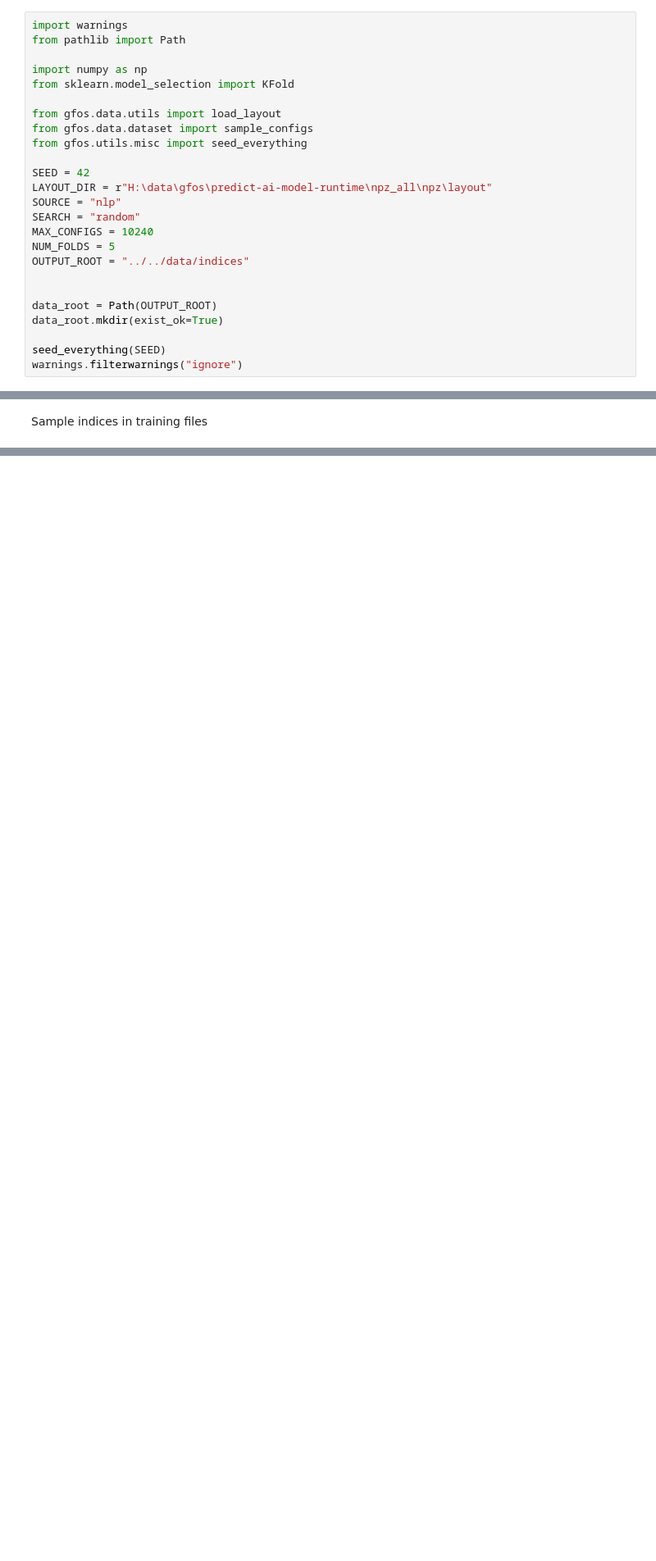
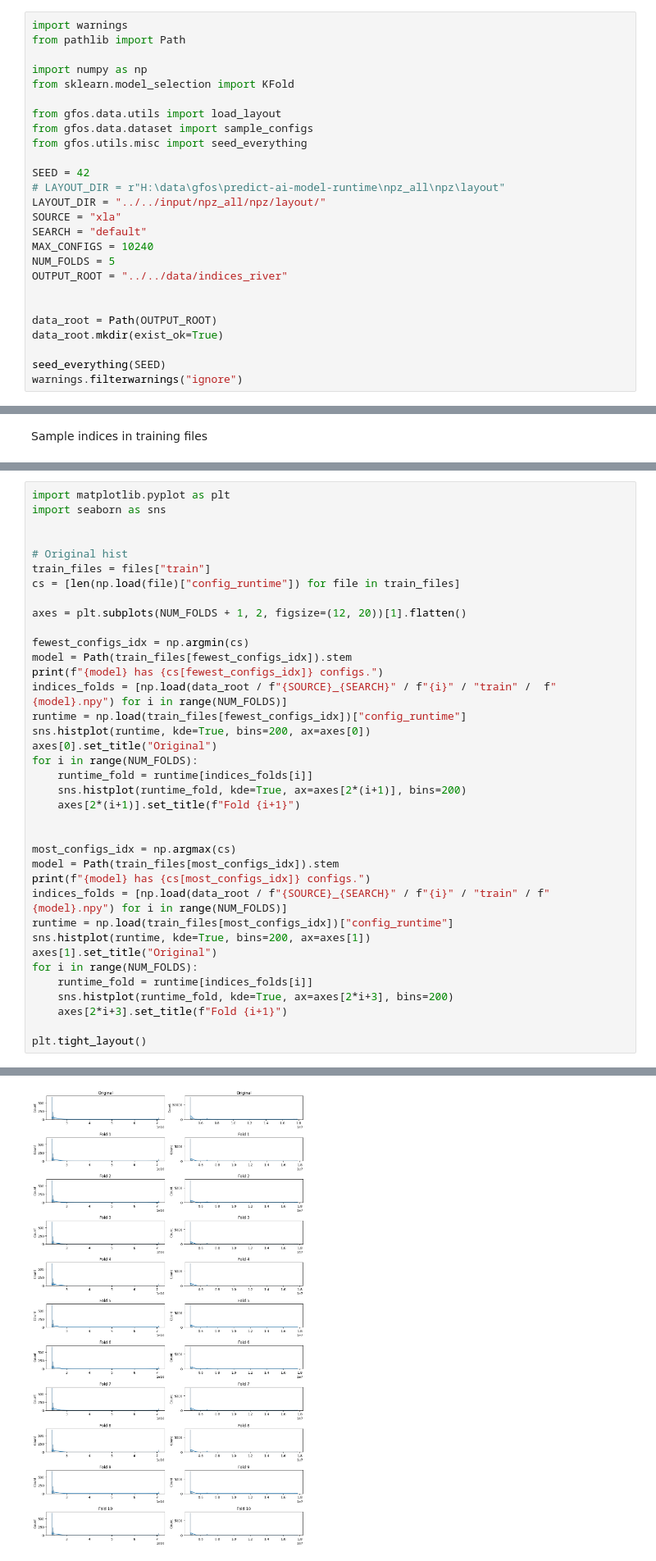
Before and after one commit to edenni/gfos, a Jupyter notebook: notebooks/data/create_fold.ipynb, the cells around one changed output, grey strips where cells are left out. Shown: that part at 82% size. Saved outputs shown, nothing was run; the diff lists cells and outputs as text; blank space fills up the shorter version.

Commit message:
splitting folds v2

```diff
--- a/notebooks/data/create_fold.ipynb
+++ b/notebooks/data/create_fold.ipynb
@@ -10,12 +10,13 @@ from gfos.data.dataset import sample_configs
 from gfos.utils.misc import seed_everything
 
 SEED = 42
-LAYOUT_DIR = r"H:\data\gfos\predict-ai-model-runtime\npz_all\npz\layout"
-SOURCE = "nlp"
-SEARCH = "random"
+# LAYOUT_DIR = r"H:\data\gfos\predict-ai-model-runtime\npz_all\npz\layout"
+LAYOUT_DIR = "../../input/npz_all/npz/layout/"
+SOURCE = "xla"
+SEARCH = "default"
 MAX_CONFIGS = 10240
 NUM_FOLDS = 5
-OUTPUT_ROOT = "../../data/indices"
+OUTPUT_ROOT = "../../data/indices_river"
 
 
 data_root = Path(OUTPUT_ROOT)
@@ -151,0 +190,38 @@ albert_en_base_batch_size_16_test has 100040 configs.
+# %%
+import matplotlib.pyplot as plt
+import seaborn as sns
+
+
+# Original hist
+train_files = files["train"]
+cs = [len(np.load(file)["config_runtime"]) for file in train_files]
+
+axes = plt.subplots(NUM_FOLDS + 1, 2, figsize=(12, 20))[1].flatten()
+
+fewest_configs_idx = np.argmin(cs)
+model = Path(train_files[fewest_configs_idx]).stem
+print(f"{model} has {cs[fewest_configs_idx]} configs.")
+indices_folds = [np.load(data_root / f"{SOURCE}_{SEARCH}" / f"{i}" / "train" /  f"{model}.npy") for i in range(NUM_FOLDS)]
+runtime = np.load(train_files[fewest_configs_idx])["config_runtime"]
+sns.histplot(runtime, kde=True, bins=200, ax=axes[0])
+axes[0].set_title("Original")
+for i in range(NUM_FOLDS):
+    runtime_fold = runtime[indices_folds[i]]
+    sns.histplot(runtime_fold, kde=True, ax=axes[2*(i+1)], bins=200)
+    axes[2*(i+1)].set_title(f"Fold {i+1}")
+
+
+most_configs_idx = np.argmax(cs)
+model = Path(train_files[most_configs_idx]).stem
+print(f"{model} has {cs[most_configs_idx]} configs.")
+indices_folds = [np.load(data_root / f"{SOURCE}_{SEARCH}" / f"{i}" / "train" / f"{model}.npy") for i in range(NUM_FOLDS)]
+runtime = np.load(train_files[most_configs_idx])["config_runtime"]
+sns.histplot(runtime, kde=True, bins=200, ax=axes[1])
+axes[1].set_title("Original")
+for i in range(NUM_FOLDS):
+    runtime_fold = runtime[indices_folds[i]]
+    sns.histplot(runtime_fold, kde=True, ax=axes[2*i+3], bins=200)
+    axes[2*i+3].set_title(f"Fold {i+1}")
+
+plt.tight_layout()
+# %% [output]
@@ -151,0 +230 @@ albert_en_base_batch_size_16_test has 100040 configs.
+[figure, added]
```
Also changed, not shown: parts of 5 cells of this notebook.
